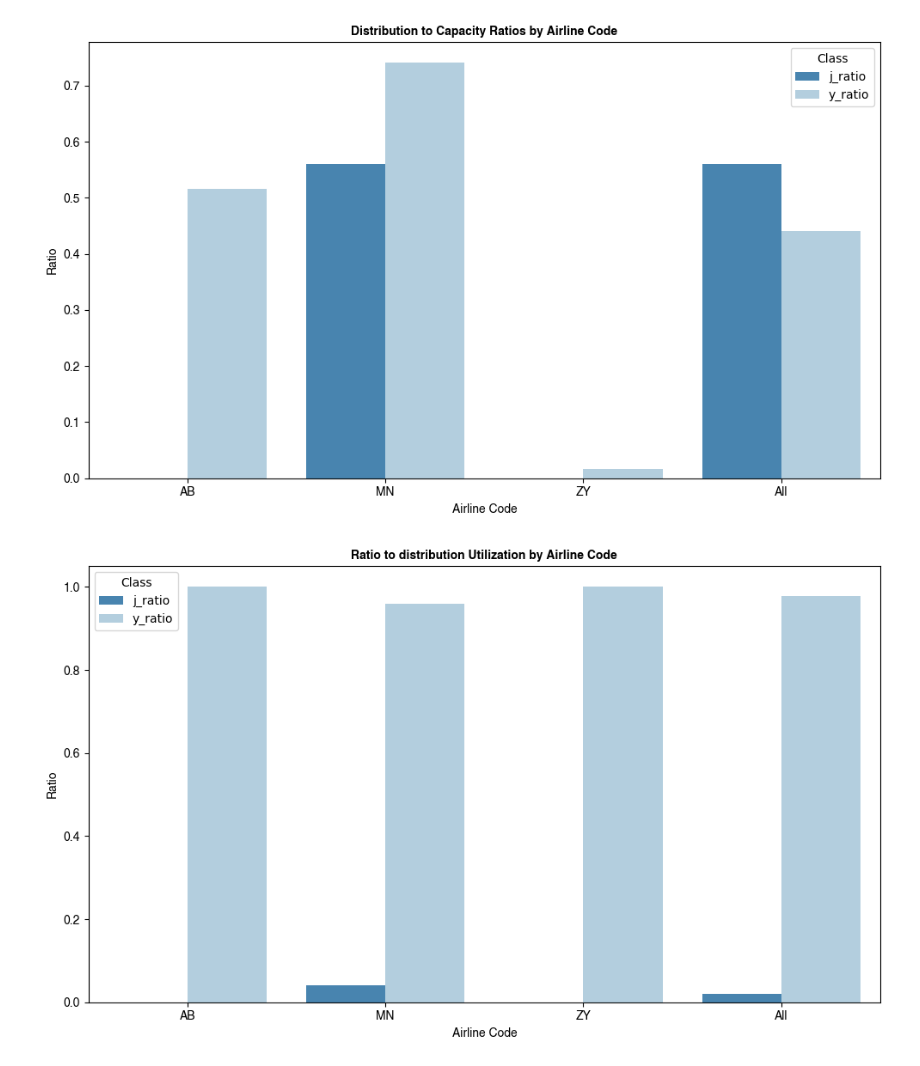
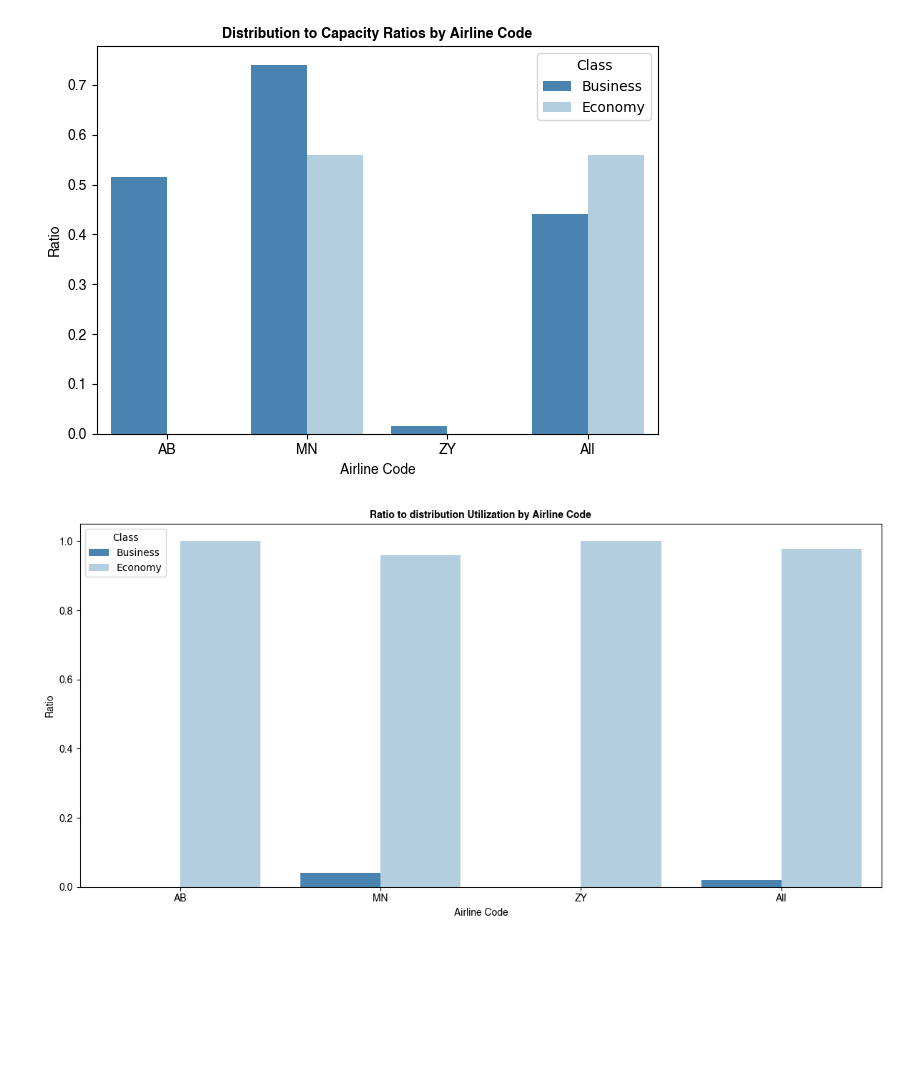
Before and after one commit to aref-hasan/aircraft_load, a Jupyter notebook: visualization/pax_viz.ipynb, the cells around one changed output. Saved outputs shown, nothing was run; the diff lists cells and outputs as text; code cells hidden in the pictures; blank space fills up the shorter version.

Commit message:
update charts

```diff
--- a/visualization/pax_viz.ipynb
+++ b/visualization/pax_viz.ipynb
@@ -34,54 +34,52 @@ data_modified["y_capacities"] = data_modified["y_capacities"].apply(lambda x: np
 capacities_distribution_ratio = data_modified[['j_distributions', 'y_distributions', 'j_capacities', 'y_capacities', 'airline_code']]
 capacities_distribution_ratio = capacities_distribution_ratio.groupby("airline_code").sum()
 
-capacities_distribution_ratio['j_ratio'] = capacities_distribution_ratio['j_distributions'] / capacities_distribution_ratio['j_capacities']
-capacities_distribution_ratio['y_ratio'] = capacities_distribution_ratio['y_distributions'] / capacities_distribution_ratio['y_capacities']
+capacities_distribution_ratio['Economy'] = capacities_distribution_ratio['j_distributions'] / capacities_distribution_ratio['j_capacities']
+capacities_distribution_ratio['Business'] = capacities_distribution_ratio['y_distributions'] / capacities_distribution_ratio['y_capacities']
 
 other_data = data_modified[['j_distributions', 'y_distributions', 'j_capacities', 'y_capacities']]
 other_data = other_data.sum(axis=0).to_frame().T
 other_data['airline_code'] = 'All'
-other_data['j_ratio'] = other_data['j_distributions'] / other_data['j_capacities']
-other_data['y_ratio'] = other_data['y_distributions'] / other_data['y_capacities']
+other_data['Economy'] = other_data['j_distributions'] / other_data['j_capacities']
+other_data['Business'] = other_data['y_distributions'] / other_data['y_capacities']
 
 
 capacities_distribution_ratio = capacities_distribution_ratio.reset_index()
 capacities_distribution_ratio = pd.concat([capacities_distribution_ratio, other_data], ignore_index=True)
 
 
 
 # Melt the DataFrame to long format for Seaborn plotting
-data_melted = pd.melt(capacities_distribution_ratio, id_vars='airline_code', value_vars=['j_ratio', 'y_ratio'],
+data_melted = pd.melt(capacities_distribution_ratio, id_vars='airline_code', value_vars=['Business', 'Economy'],
                       var_name='Class', value_name='Ratio')
 
 
 # Plot the ratios using Seaborn
-plt.figure(figsize=(10, 6))
 sns.barplot(x='airline_code', y='Ratio', hue='Class', data=data_melted, palette='Blues_r')
 plt.title('Distribution to Capacity Ratios by Airline Code', fontproperties=bold_font)
 plt.xlabel('Airline Code', fontproperties=normal_font)
 plt.ylabel('Ratio', fontproperties=normal_font)
 plt.legend(title='Class')
 plt.xticks(rotation=0)
 plt.savefig(f"{VISUALIZATION_PATH}Distribution to Capacity Ratios by Airline Code.svg")
 plt.xticks(fontproperties=normal_font);
 plt.yticks(fontproperties=normal_font);
 plt.tight_layout()
 plt.show()
-# title bold, x achsen beschriften
 # %% [output]
-[figure, old version]
+[figure, new version]
 # %%
 capacities_distribution_ratio = data_modified[['j_distributions', 'y_distributions', 'j_capacities', 'y_capacities', 'airline_code']]
 capacities_distribution_ratio = capacities_distribution_ratio.groupby("airline_code").sum()
 
-capacities_distribution_ratio['j_ratio'] = capacities_distribution_ratio['j_distributions'] / (capacities_distribution_ratio['j_distributions'] + capacities_distribution_ratio['y_distributions'])
-capacities_distribution_ratio['y_ratio'] = capacities_distribution_ratio['y_distributions'] / (capacities_distribution_ratio['y_distributions'] + capacities_distribution_ratio['j_distributions'])
+capacities_distribution_ratio['Business'] = capacities_distribution_ratio['j_distributions'] / (capacities_distribution_ratio['j_distributions'] + capacities_distribution_ratio['y_distributions'])
+capacities_distribution_ratio['Economy'] = capacities_distribution_ratio['y_distributions'] / (capacities_distribution_ratio['y_distributions'] + capacities_distribution_ratio['j_distributions'])
 
 other_data = data_modified[['j_distributions', 'y_distributions', 'j_capacities', 'y_capacities']]
 other_data = other_data.sum(axis=0).to_frame().T
 other_data['airline_code'] = 'All'
-other_data['j_ratio'] = other_data['j_distributions'] / (other_data['j_distributions'] + other_data['y_distributions'])
-other_data['y_ratio'] = other_data['y_distributions'] / (other_data['y_distributions'] + other_data['j_distributions'])
+other_data['Business'] = other_data['j_distributions'] / (other_data['j_distributions'] + other_data['y_distributions'])
+other_data['Economy'] = other_data['y_distributions'] / (other_data['y_distributions'] + other_data['j_distributions'])
 
 
 capacities_distribution_ratio = capacities_distribution_ratio.reset_index()
@@ -89,12 +87,12 @@ capacities_distribution_ratio = pd.concat([capacities_distribution_ratio, other_
 
 
 # Melt the DataFrame to long format for Seaborn plotting
-data_melted = pd.melt(capacities_distribution_ratio, id_vars='airline_code', value_vars=['j_ratio', 'y_ratio'],
+data_melted = pd.melt(capacities_distribution_ratio, id_vars='airline_code', value_vars=['Business', 'Economy'],
                       var_name='Class', value_name='Ratio')
 
 
 # Plot the ratios using Seaborn
-plt.figure(figsize=(10, 6))
+plt.figure(figsize=(12, 6))
 sns.barplot(x='airline_code', y='Ratio', hue='Class', data=data_melted, palette='Blues_r')
 plt.title('Ratio to distribution Utilization by Airline Code', fontproperties=bold_font)
 plt.xlabel('Airline Code', fontproperties=normal_font)
@@ -107,7 +105,7 @@ plt.tight_layout()
 plt.savefig(f"{VISUALIZATION_PATH}Ratio to distribution Utilization by Airline Code.svg")
 plt.show()
 # %% [output]
-[figure, old version]
+[figure, new version]
 # %%
 persons_ratio = data_modified[["females", "males", "infants", "children", "total_pax", "airline_code"]].copy()
 persons_ratio = persons_ratio.groupby("airline_code").sum()
```
Also changed, not shown: parts of 1 cell of this notebook, 3 other files.
